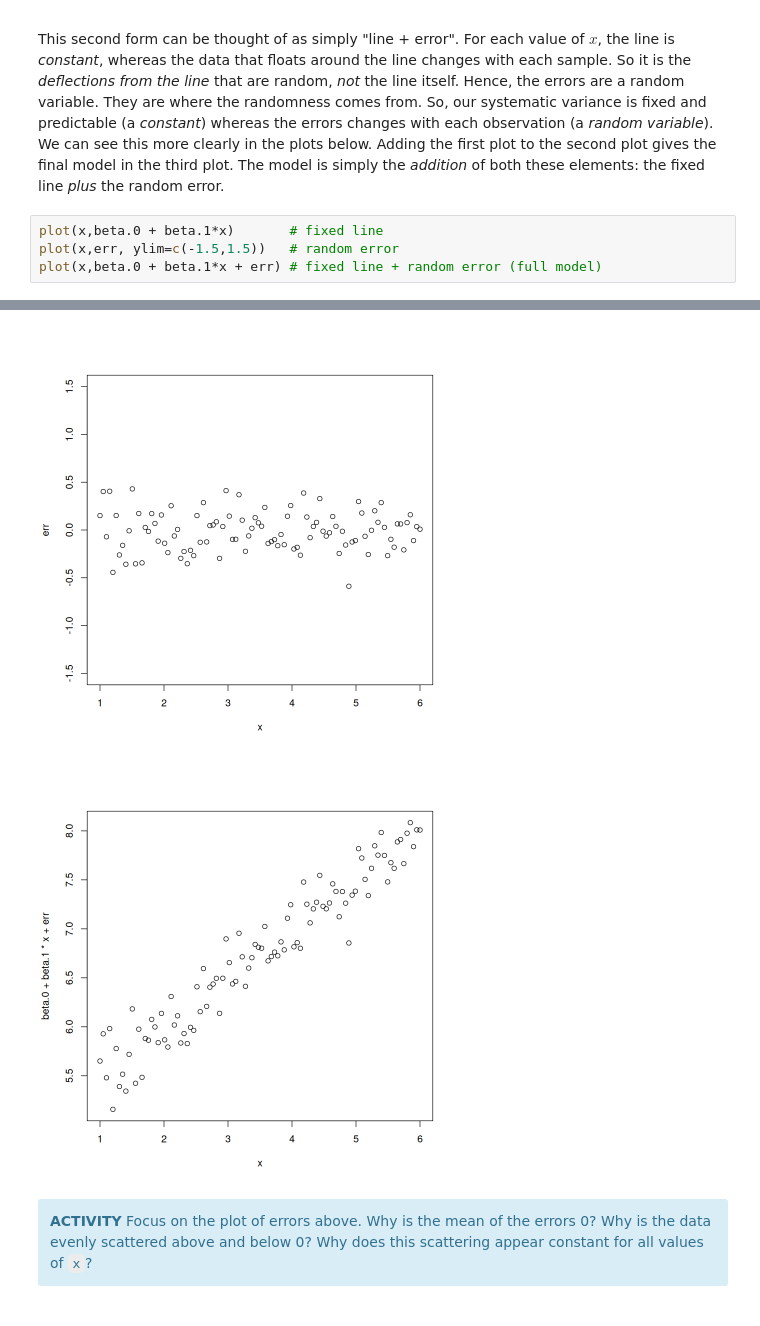
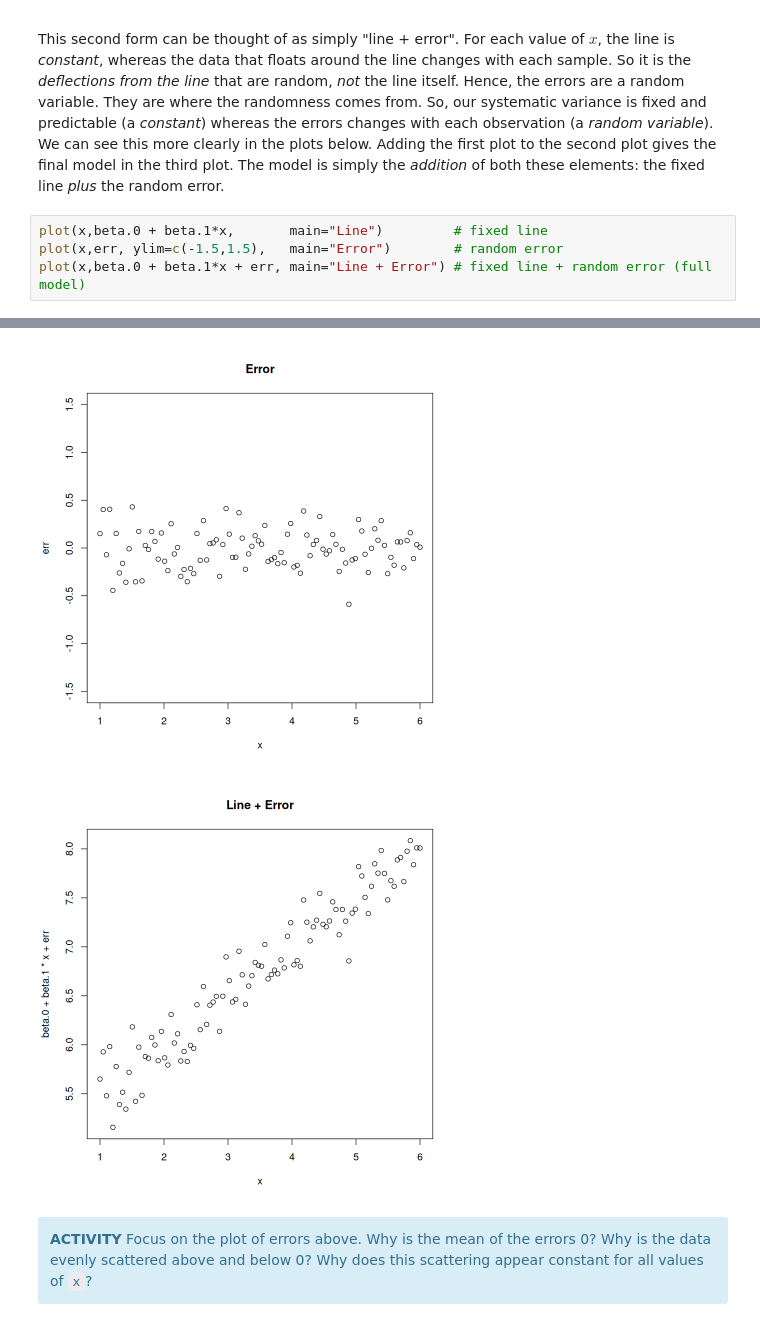
Before and after one commit to PCHN63101-Advanced-Data-Skills/Simple-Multiple-Regression, a Jupyter notebook: _build/jupyter_execute/regression-workshop.ipynb, the cells around one changed output, grey strips where cells are left out. Saved outputs shown, nothing was run; the diff lists cells and outputs as text.

```diff
--- a/_build/jupyter_execute/regression-workshop.ipynb
+++ b/_build/jupyter_execute/regression-workshop.ipynb
@@ -152,7 +155,7 @@ The key to understanding the equivalence is recognising that it is only the devi
 
 This second form can be thought of as simply "line + error". For each value of $x$, the line is *constant*, whereas the data that floats around the line changes with each sample. So it is the *deflections from the line* that are random, *not* the line itself. Hence, the errors are a random variable. They are where the randomness comes from. So, our systematic variance is fixed and predictable (a *constant*) whereas the errors changes with each observation (a *random variable*). We can see this more clearly in the plots below. Adding the first plot to the second plot gives the final model in the third plot. The model is simply the *addition* of both these elements: the fixed line *plus* the random error.
 # %%
-plot(x,beta.0 + beta.1*x)       # fixed line
-plot(x,err, ylim=c(-1.5,1.5))   # random error
-plot(x,beta.0 + beta.1*x + err) # fixed line + random error (full model)
+plot(x,beta.0 + beta.1*x,       main="Line")         # fixed line
+plot(x,err, ylim=c(-1.5,1.5),   main="Error")        # random error
+plot(x,beta.0 + beta.1*x + err, main="Line + Error") # fixed line + random error (full model)
 # %% [output]
@@ -160,5 +163,5 @@ plot(x,beta.0 + beta.1*x + err) # fixed line + random error (full model)
-[figure, old version]
+[figure, new version]
-[figure, old version]
+[figure, new version]
 # %% [markdown]
 <div class="alert alert-block alert-info">
 <b>ACTIVITY</b> Focus on the plot of errors above. Why is the mean of the errors 0? Why is the data evenly scattered above and below 0? Why does this scattering appear constant for all values of <code>x</code>?
```
Also changed, not shown: parts of 48 cells of this notebook, 42 other files.
